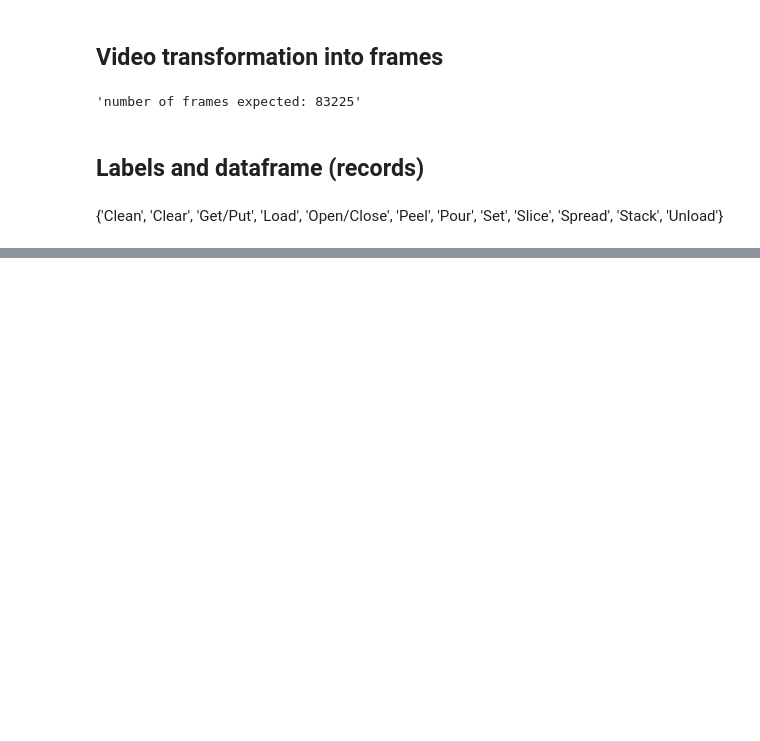
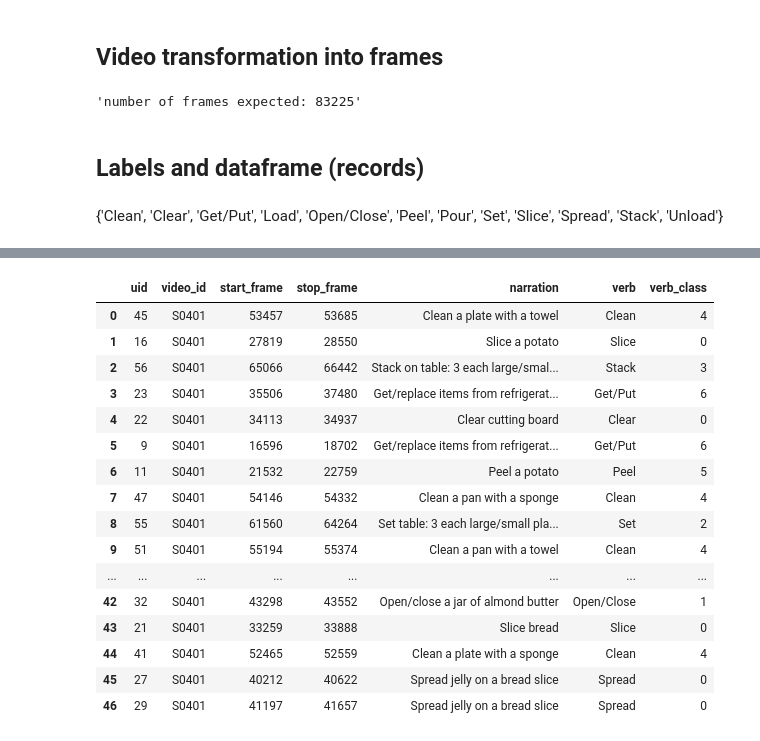
Before and after one commit to angrytako/deep-learning-egovision, a Jupyter notebook: extract_from_action_sense.ipynb, the cells around one changed output, grey strips where cells are left out. Cells and saved outputs as stored; diff of their text form; code cells hidden in the pictures; blank space fills up the shorter version.

```diff
--- a/extract_from_action_sense.ipynb
+++ b/extract_from_action_sense.ipynb
@@ -197,0 +198,20 @@ test.to_pickle(PIKLE_PATH + "_test.pkl")
+# %%
+pd.read_pickle(PIKLE_PATH + "_train.pkl")
+# %% [output]
+|  | uid | video_id | start_frame | stop_frame | narration | verb | verb_class |
+| 0 | 45 | S0401 | 53457 | 53685 | Clean a plate with a towel | Clean | 4 |
+| 1 | 16 | S0401 | 27819 | 28550 | Slice a potato | Slice | 0 |
+| 2 | 56 | S0401 | 65066 | 66442 | Stack on table: 3 each large/smal... | Stack | 3 |
+| 3 | 23 | S0401 | 35506 | 37480 | Get/replace items from refrigerat... | Get/Put | 6 |
+| 4 | 22 | S0401 | 34113 | 34937 | Clear cutting board | Clear | 0 |
+| 5 | 9 | S0401 | 16596 | 18702 | Get/replace items from refrigerat... | Get/Put | 6 |
+| 6 | 11 | S0401 | 21532 | 22759 | Peel a potato | Peel | 5 |
+| 7 | 47 | S0401 | 54146 | 54332 | Clean a pan with a sponge | Clean | 4 |
+| 8 | 55 | S0401 | 61560 | 64264 | Set table: 3 each large/small pla... | Set | 2 |
+| 9 | 51 | S0401 | 55194 | 55374 | Clean a pan with a towel | Clean | 4 |
+| ... | ... | ... | ... | ... | ... | ... | ... |
+| 42 | 32 | S0401 | 43298 | 43552 | Open/close a jar of almond butter | Open/Close | 1 |
+| 43 | 21 | S0401 | 33259 | 33888 | Slice bread | Slice | 0 |
+| 44 | 41 | S0401 | 52465 | 52559 | Clean a plate with a sponge | Clean | 4 |
+| 45 | 27 | S0401 | 40212 | 40622 | Spread jelly on a bread slice | Spread | 0 |
+| 46 | 29 | S0401 | 41197 | 41657 | Spread jelly on a bread slice | Spread | 0 |
```
Also changed, not shown: parts of 6 cells of this notebook, 11 other files.
